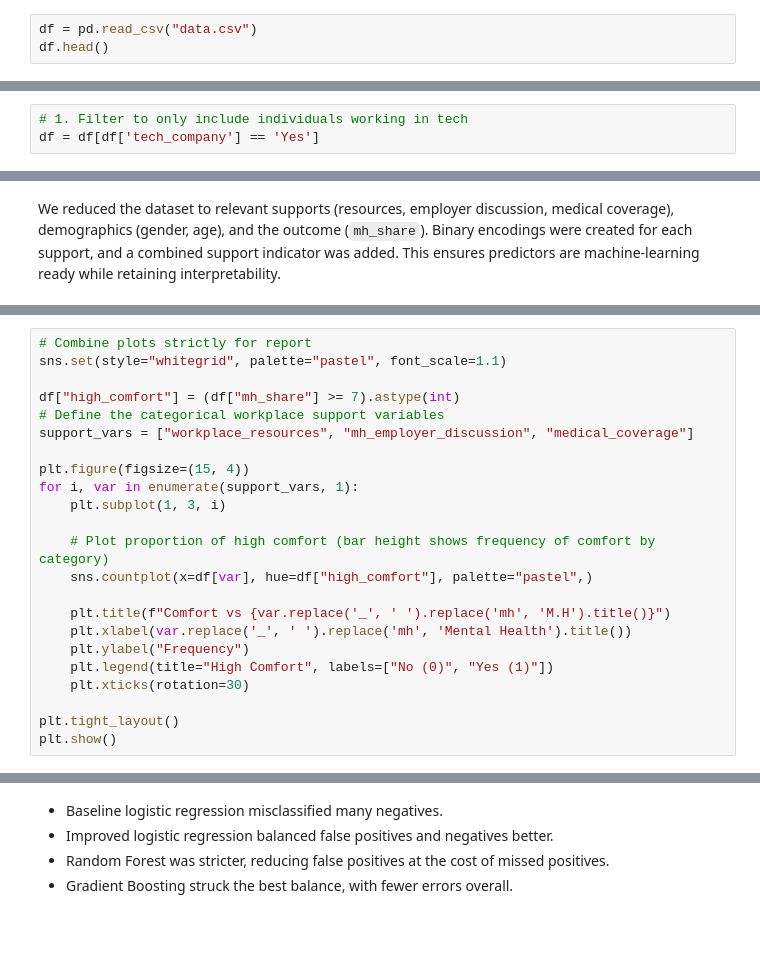
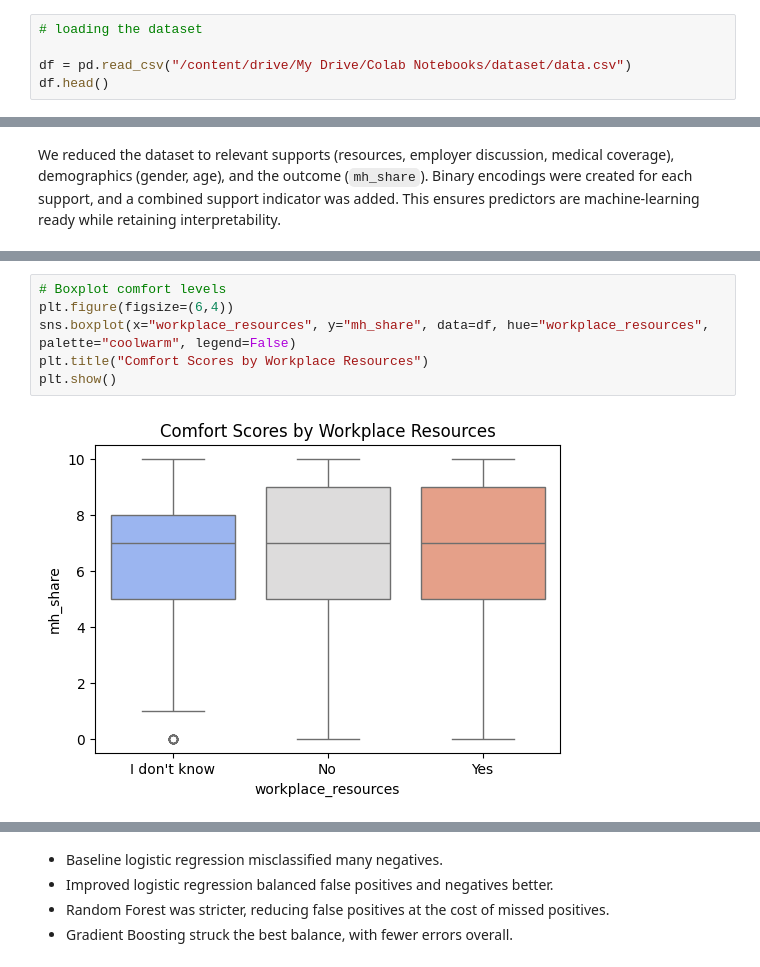
Before and after one commit to aladenisun/MSAAI_500_FinalProject, a Jupyter notebook: Mental_Health_and_Tech.ipynb, the cells around one changed output, grey strips where cells are left out. Drawn from its saved outputs; the diff is of its cells as text; blank space fills up the shorter version.

```diff
--- a/Mental_Health_and_Tech.ipynb
+++ b/Mental_Health_and_Tech.ipynb
@@ -29,5 +33,7 @@ from sklearn.metrics import (accuracy_score, precision_score, recall_score,
                              f1_score, roc_auc_score, roc_curve, confusion_matrix)
 from scipy import stats
 # %%
-df = pd.read_csv("data.csv")
+# loading the dataset
+
+df = pd.read_csv("/content/drive/My Drive/Colab Notebooks/dataset/data.csv")
 df.head()
@@ -38,6 +73,3 @@ df.shape
 # %% [markdown]
 The dataset contains 1,242 observations and 11 variables. Most features are categorical, while `mh_share` provides a numeric comfort score (1–10 scale). This gives us a good balance of workplace support indicators and demographic variables for analysis.
-# %%
-# 1. Filter to only include individuals working in tech
-df = df[df['tech_company'] == 'Yes']
 # %%
@@ -115,23 +132,0 @@ plot_count_with_pct("medical_coverage","high_comfort","Comfort vs Medical Covera
-# %%
-# Combine plots strictly for report
-sns.set(style="whitegrid", palette="pastel", font_scale=1.1)
-
-df["high_comfort"] = (df["mh_share"] >= 7).astype(int)
-# Define the categorical workplace support variables
-support_vars = ["workplace_resources", "mh_employer_discussion", "medical_coverage"]
-
-plt.figure(figsize=(15, 4))
-for i, var in enumerate(support_vars, 1):
-    plt.subplot(1, 3, i)
-
-    # Plot proportion of high comfort (bar height shows frequency of comfort by category)
-    sns.countplot(x=df[var], hue=df["high_comfort"], palette="pastel",)
-
-    plt.title(f"Comfort vs {var.replace('_', ' ').replace('mh', 'M.H').title()}")
-    plt.xlabel(var.replace('_', ' ').replace('mh', 'Mental Health').title())
-    plt.ylabel("Frequency")
-    plt.legend(title="High Comfort", labels=["No (0)", "Yes (1)"])
-    plt.xticks(rotation=30)
-
-plt.tight_layout()
-plt.show()
@@ -371,0 +156,8 @@ plot_confusion_matrix(y_test, y_pred_gb, "Gradient Boosting")
+# %%
+# Boxplot comfort levels
+plt.figure(figsize=(6,4))
+sns.boxplot(x="workplace_resources", y="mh_share", data=df, hue="workplace_resources", palette="coolwarm", legend=False)
+plt.title("Comfort Scores by Workplace Resources")
+plt.show()
+# %% [output]
+[figure, added]
```
Also changed, not shown: parts of 58 cells of this notebook.
